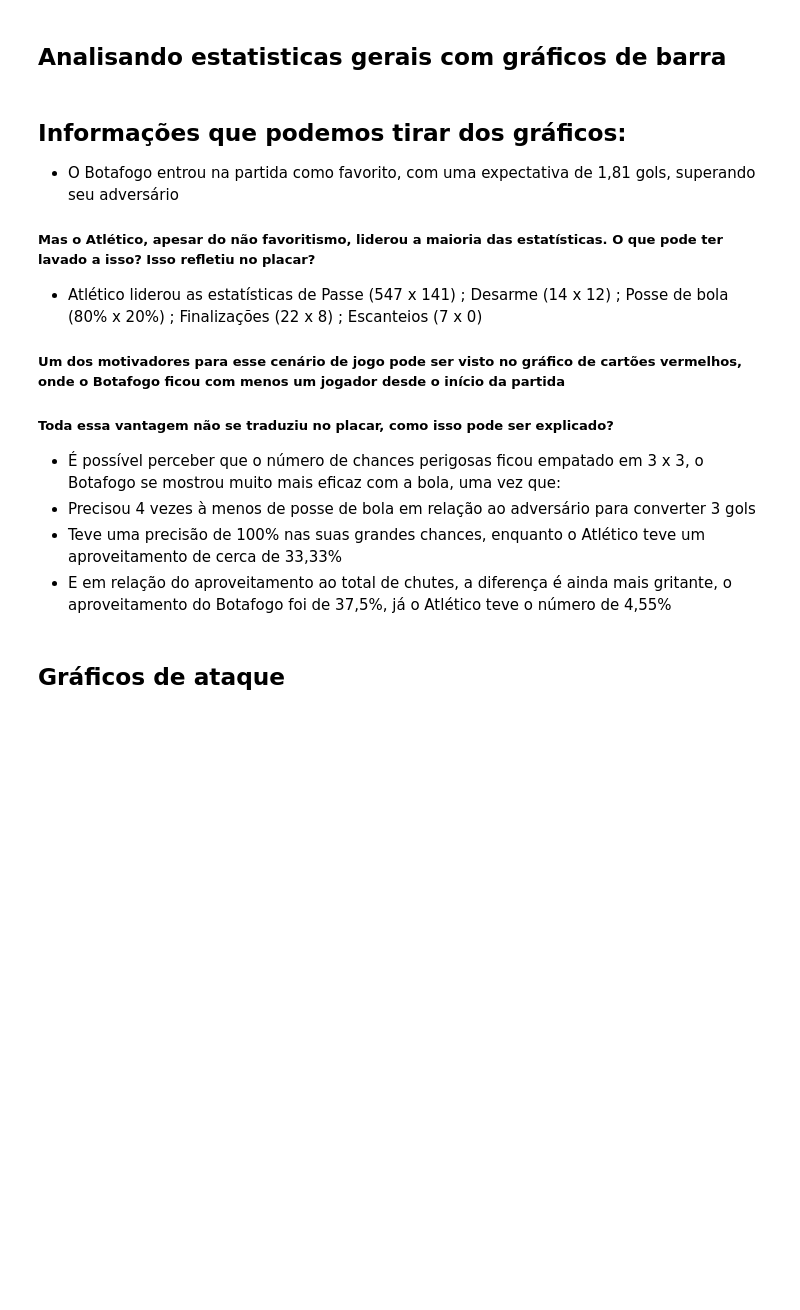
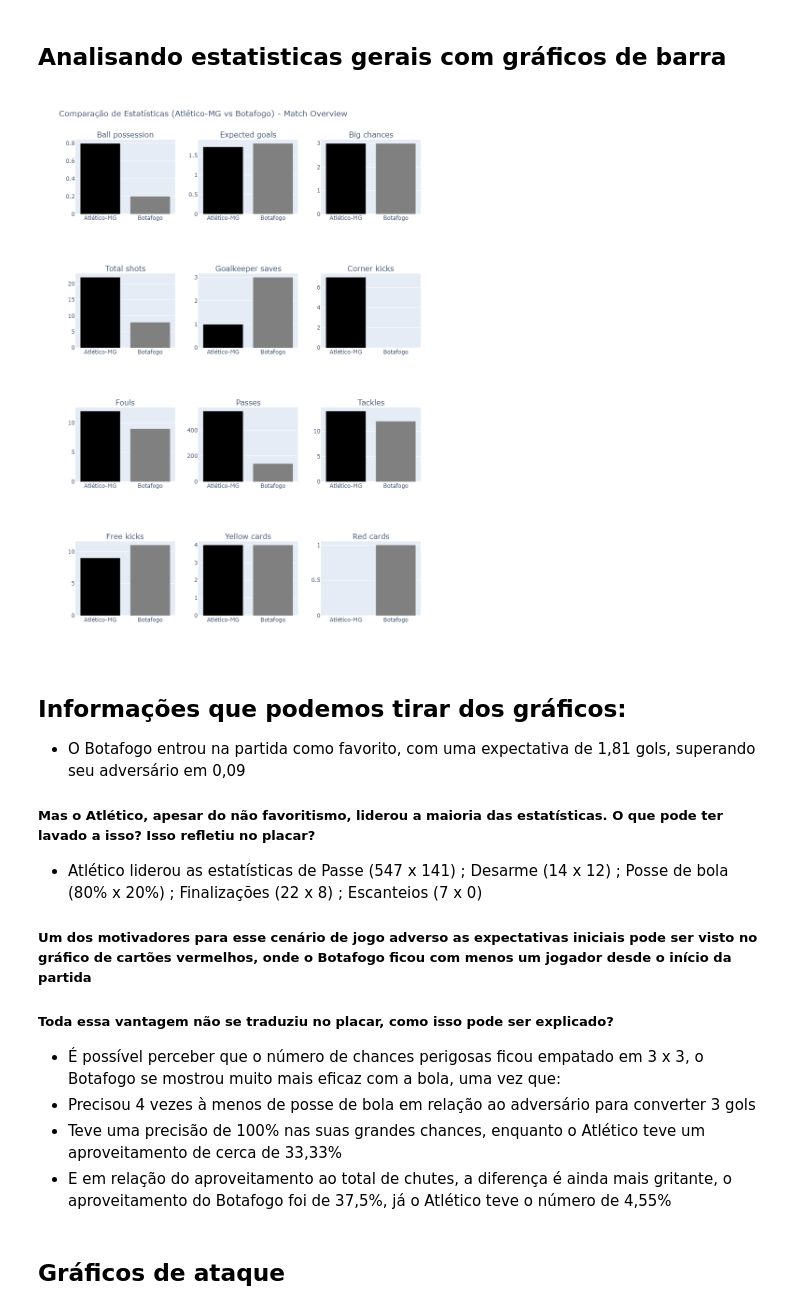
Before and after one commit to victor7miguel7/Analise-final-da-libertadores-2024, a Jupyter notebook: sofascore.ipynb, the cells around one changed output. Saved outputs shown, nothing was run; the diff lists cells and outputs as text; code cells hidden in the pictures; blank space fills up the shorter version.

Commit message:
Add de comentários finais e adição de imagens dos gráficos interativos

```diff
--- a/sofascore.ipynb
+++ b/sofascore.ipynb
@@ -203,40 +203,50 @@ def create_comparative_bar_charts_single_image_plotly(df_tempo_completo_estatist
 
     # Adicionar cada gráfico à grade de subplots
     for i, (index, row) in enumerate(filtered_df.iterrows()):
         col = (i % cols) + 1
         row_idx = (i // cols) + 1
 
         fig.add_trace(
             go.Bar(
                 x=['Atlético-MG', 'Botafogo'],  # Substituir 'Home' e 'Away' pelos times
                 y=[row['Home'], row['Away']],
                 marker_color=['black', 'gray'],
                 name=row['Statistics']
             ),
             row=row_idx,
             col=col
         )
 
     # Atualizar layout
     fig.update_layout(
         height=rows * 300,  # Altura total ajustada ao número de linhas
         width=900,  # Largura fixa
         title_text="Comparação de Estatísticas (Atlético-MG vs Botafogo) - Match Overview",
         showlegend=False
     )
 
     # Exibir a figura
     fig.show()
+    # Salvar o gráfico como imagem estática (PNG)
+    fig.write_image("graficos_estaticos1.png")
 
 # Gerar os gráficos
 create_comparative_bar_charts_single_image_plotly(result)
+
+# Nome do arquivo da imagem
+image_path = "graficos_estaticos1.png"
+
+# Exibindo a imagem
+display(Image(filename=image_path))
+# %% [output]
+[figure, added]
 # %% [markdown]
 ## Informações que podemos tirar dos gráficos:
-* O Botafogo entrou na partida como favorito, com uma expectativa de 1,81 gols, superando seu adversário
+* O Botafogo entrou na partida como favorito, com uma expectativa de 1,81 gols, superando seu adversário em 0,09
 ##### Mas o Atlético, apesar do não favoritismo, liderou a maioria das estatísticas. O que pode ter lavado a isso? Isso refletiu no placar?
 * Atlético liderou as estatísticas de Passe (547 x 141) ; Desarme (14 x 12) ; Posse de bola (80% x 20%) ; Finalizações (22 x 8) ; Escanteios (7 x 0)
 
-##### Um dos motivadores para esse cenário de jogo pode ser visto no gráfico de cartões vermelhos, onde o Botafogo ficou com menos um jogador desde o início da partida
+##### Um dos motivadores para esse cenário de jogo adverso as expectativas iniciais pode ser visto no gráfico de cartões vermelhos, onde o Botafogo ficou com menos um jogador desde o início da partida
 ##### Toda essa vantagem não se traduziu no placar, como isso pode ser explicado?
 * É possível perceber que o número de chances perigosas ficou empatado em 3 x 3, o Botafogo se mostrou muito mais eficaz com a bola, uma vez que:
 * Precisou 4 vezes à menos de posse de bola em relação ao adversário para converter 3 gols
```
Also changed, not shown: parts of 12 cells of this notebook, 7 other files.
